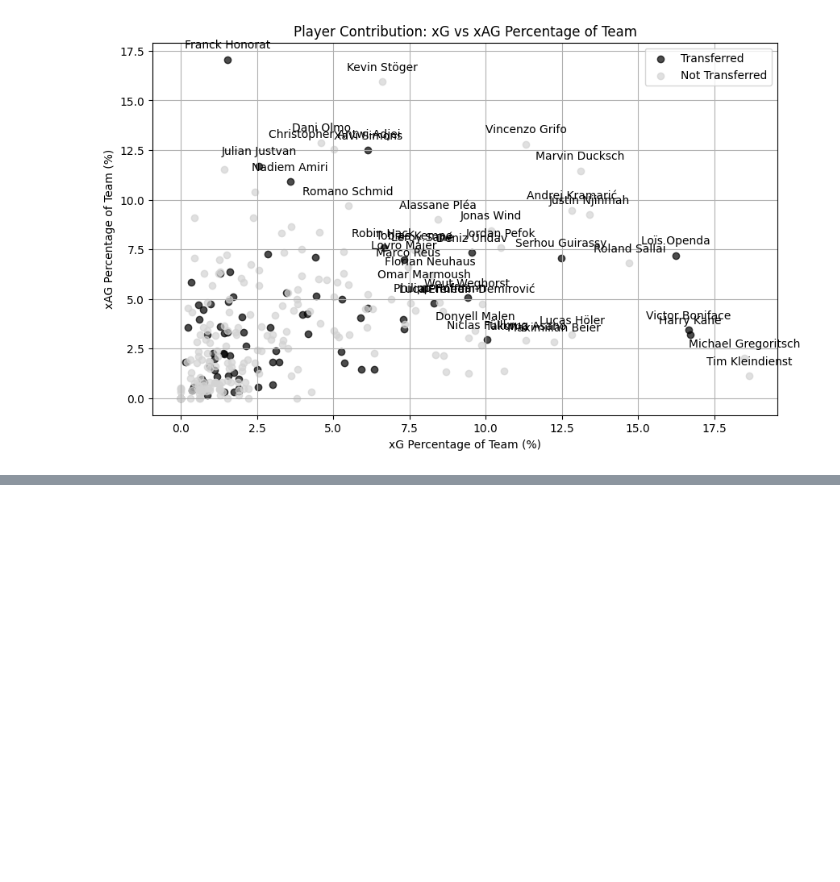
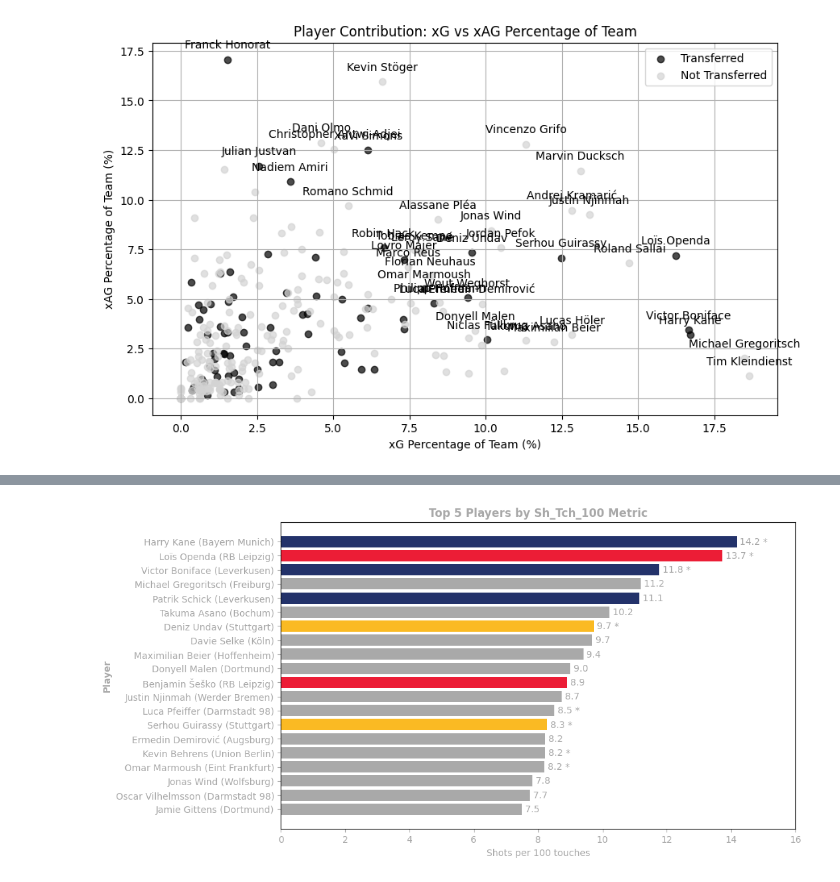
Before and after one commit to jessica-8/Case-Study-APC-Data-Analyst-, a Jupyter notebook: notebooks/notebook_playerStats_analysis.ipynb, the cells around one changed output, grey strips where cells are left out. Saved outputs shown, nothing was run; the diff lists cells and outputs as text; code cells hidden in the pictures; blank space fills up the shorter version.

```diff
--- a/notebooks/notebook_playerStats_analysis.ipynb
+++ b/notebooks/notebook_playerStats_analysis.ipynb
@@ -450,11 +203,0 @@ df_stats
-# %%
-# Get the list of column names
-column_names = df_stats.columns.tolist()
-
-# Display the column names
-print("Column names in the DataFrame:")
-for i, col in enumerate(column_names):
-    print(f"{i + 1}: {col}")
-
-
-df_stats = df_stats.drop(columns=['Squad', 'Squad.1','Squad.2','Squad.3','Squad.4','Squad.5','Squad.6','club_name','season'])
@@ -607,0 +288,51 @@ Name: season_id, Length: 92, dtype: float64
+# %%
+
+top_20_sh_tch['Player_Club'] = top_20_sh_tch.apply(lambda row: f"{row['Player']} ({row['Squad']})", axis=1)
+
+# Set up the figure for plotting
+plt.figure(figsize=(10, 6))
+
+colors = []
+for squad in top_20_sh_tch['Squad']:
+    if squad == 'Stuttgart':
+        colors.append('#FABA23')  # Fill color for VFB Stuttgart
+    elif squad == 'RB Leipzig':
+        colors.append('#EC1D36')  # Fill color for RB Leipzig
+    elif squad == 'Bayern Munich':
+        colors.append('#23326A')  # Fill color for RB Leipzig
+    elif squad == 'Leverkusen':
+        colors.append('#23326A')  # Fill color for RB Leipzig
+    else:
+        colors.append('darkgrey')  # Default color for other squads
+
+# Make the bars thicker by adjusting the height parameter
+bars = plt.barh(top_20_sh_tch['Player_Club'], top_20_sh_tch['Sh_Tch_100'], color=colors, height=0.8)
+
+# Add labels and title
+plt.xlabel('Shots per 100 touches', color='darkgrey')
+plt.ylabel('Player', color='darkgrey', fontweight='bold')
+plt.title('Top 5 Players by Sh_Tch_100 Metric', color='darkgrey', fontweight='bold')
+plt.gca().invert_yaxis()  # Invert y-axis to have the highest value at the top
+plt.xlim(0, 16)
+
+# Loop through bars to add text and asterisks where applicable
+for i, bar in enumerate(bars):
+    player_club = top_20_sh_tch['Player_Club'].iloc[i]  # Get the Player_Club text using index
+    player = player_club.split(' (')[0]  # Extract the player's name
+
+    # Check if the player was transferred in 2023
+    transferred = df_2023_transfers[(df_2023_transfers['player_name'] == player) & (df_2023_transfers['season_id'] == 2023)]
+
+    # Add value to the bar, and asterisk if applicable
+    asterisk = '*' if not transferred.empty else ''  # Add asterisk if transferred
+    plt.text(bar.get_width() + 0.1, bar.get_y() + bar.get_height() / 2,
+             f'{bar.get_width():.1f} {asterisk}', va='center', ha='left', color='darkgrey')
+
+# Set the tick labels color
+plt.gca().tick_params(axis='x', colors='darkgrey')
+plt.gca().tick_params(axis='y', colors='darkgrey')
+
+# Show the plot
+plt.show()
+# %% [output]
+[figure, added]
```
Also changed, not shown: parts of 25 cells of this notebook, 1 other file.
